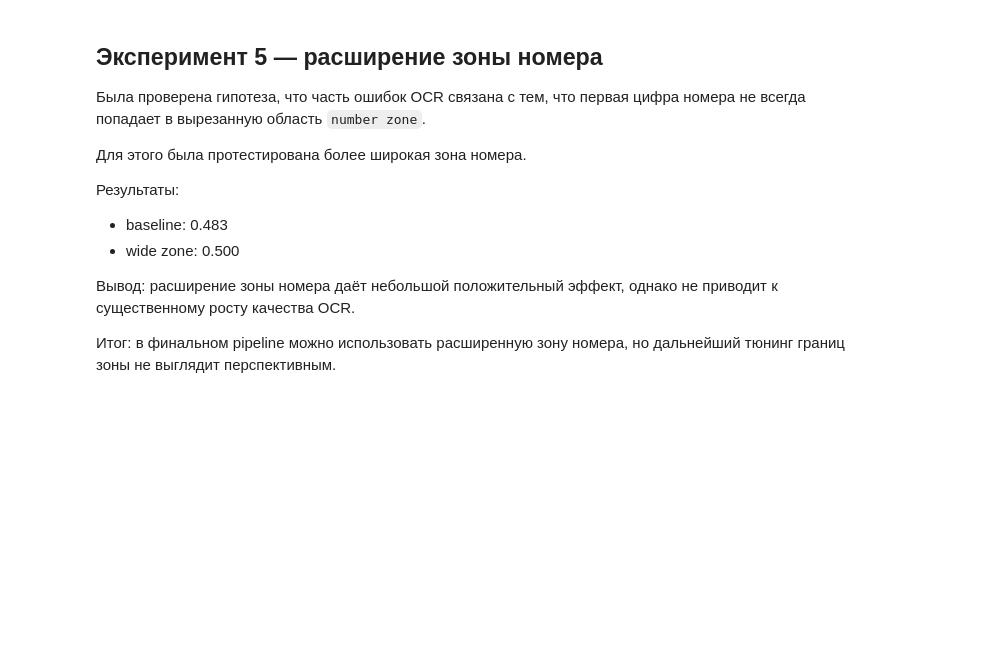
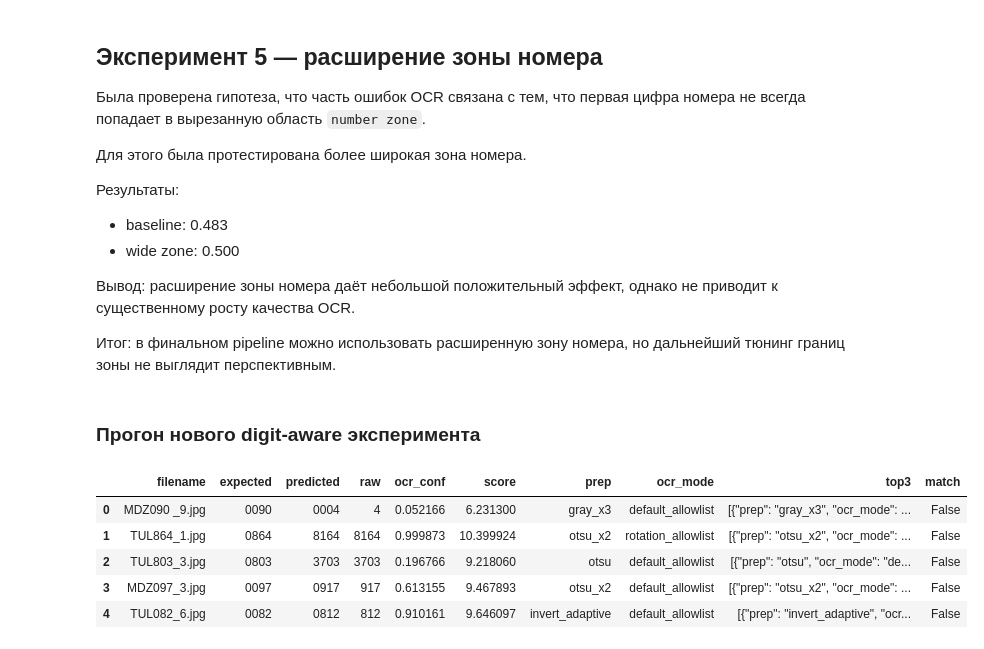
Before and after one commit to Schwarzepolizei/plate-recognition, a Jupyter notebook: notebooks/04_ocr_improvement.ipynb, the cells around one changed output. Cells and saved outputs as stored; diff of their text form; code cells hidden in the pictures; blank space fills up the shorter version.

```diff
--- a/notebooks/04_ocr_improvement.ipynb
+++ b/notebooks/04_ocr_improvement.ipynb
@@ -889,0 +1121,33 @@ Wide zone: 0.5
+# %% [markdown]
+### Прогон нового digit-aware эксперимента
+# %%
+rows_digit = []
+
+sample_paths = sample_paths[:20]
+
+for path in tqdm(sample_paths):
+    expected = extract_expected_number_from_filename(path.name)
+    res = run_pipeline_digit_ensemble(path, model, reader)
+
+    rows_digit.append({
+        "filename": path.name,
+        "expected": expected,
+        "predicted": res["predicted"],
+        "raw": res["raw"],
+        "ocr_conf": res["ocr_conf"],
+        "score": res["score"],
+        "prep": res["prep"],
+        "ocr_mode": res["ocr_mode"],
+        "top3": json.dumps(res["top3"], ensure_ascii=False),
+        "match": expected == res["predicted"],
+    })
+
+df_digit = pd.DataFrame(rows_digit)
+df_digit.head()
+# %% [output]
+|  | filename | expected | predicted | raw | ocr_conf | score | prep | ocr_mode | top3 | match |
+| 0 | MDZ090 _9.jpg | 0090 | 0004 | 4 | 0.052166 | 6.231300 | gray_x3 | default_allowlist | [{"prep": "gray_x3", "ocr_mode": ... | False |
+| 1 | TUL864_1.jpg | 0864 | 8164 | 8164 | 0.999873 | 10.399924 | otsu_x2 | rotation_allowlist | [{"prep": "otsu_x2", "ocr_mode": ... | False |
+| 2 | TUL803_3.jpg | 0803 | 3703 | 3703 | 0.196766 | 9.218060 | otsu | default_allowlist | [{"prep": "otsu", "ocr_mode": "de... | False |
+| 3 | MDZ097_3.jpg | 0097 | 0917 | 917 | 0.613155 | 9.467893 | otsu_x2 | default_allowlist | [{"prep": "otsu_x2", "ocr_mode": ... | False |
+| 4 | TUL082_6.jpg | 0082 | 0812 | 812 | 0.910161 | 9.646097 | invert_adaptive | default_allowlist | [{"prep": "invert_adaptive", "ocr... | False |
```
Also changed, not shown: parts of 7 cells of this notebook.
